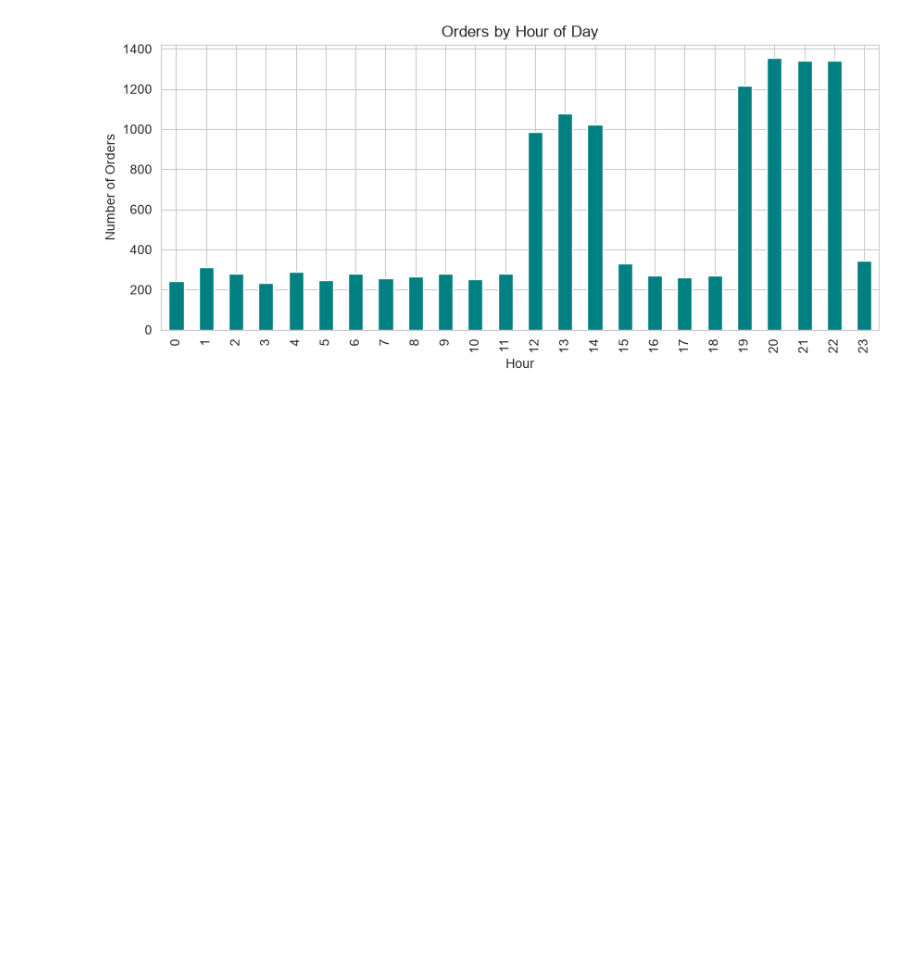
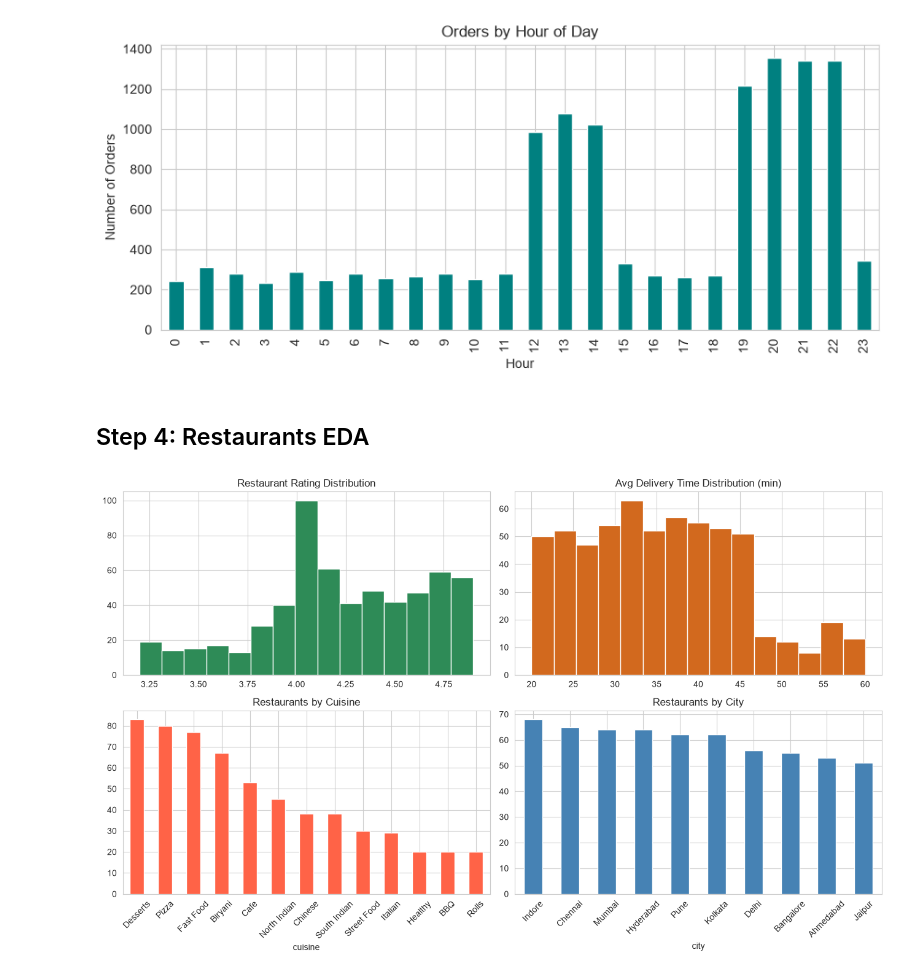
Before and after one commit to Monik17/zomato-funnel-analytics, a Jupyter notebook: notebooks/eda.ipynb, the cells around one changed output. Cells and saved outputs as stored; diff of their text form; code cells hidden in the pictures; blank space fills up the shorter version.

Commit message:
restaurants EDA

```diff
--- a/notebooks/eda.ipynb
+++ b/notebooks/eda.ipynb
@@ -346,3 +346,26 @@ plt.ylabel("Number of Orders")
 plt.show()
 # %% [output]
 [figure]
+# %% [markdown]
+## Step 4: Restaurants EDA
+# %%
+fig, axes = plt.subplots(2, 2, figsize=(13, 8))
+
+axes[0, 0].hist(restaurants["rating"], bins=15, color="seagreen", edgecolor="white")
+axes[0, 0].set_title("Restaurant Rating Distribution")
+
+axes[0, 1].hist(restaurants["avg_delivery_time"], bins=15, color="chocolate", edgecolor="white")
+axes[0, 1].set_title("Avg Delivery Time Distribution (min)")
+
+restaurants["cuisine"].value_counts().plot.bar(ax=axes[1, 0], color="tomato")
+axes[1, 0].set_title("Restaurants by Cuisine")
+axes[1, 0].tick_params(axis="x", rotation=45)
+
+restaurants["city"].value_counts().plot.bar(ax=axes[1, 1], color="steelblue")
+axes[1, 1].set_title("Restaurants by City")
+axes[1, 1].tick_params(axis="x", rotation=45)
+
+plt.tight_layout()
+plt.show()
+# %% [output]
+[figure, added]
```
